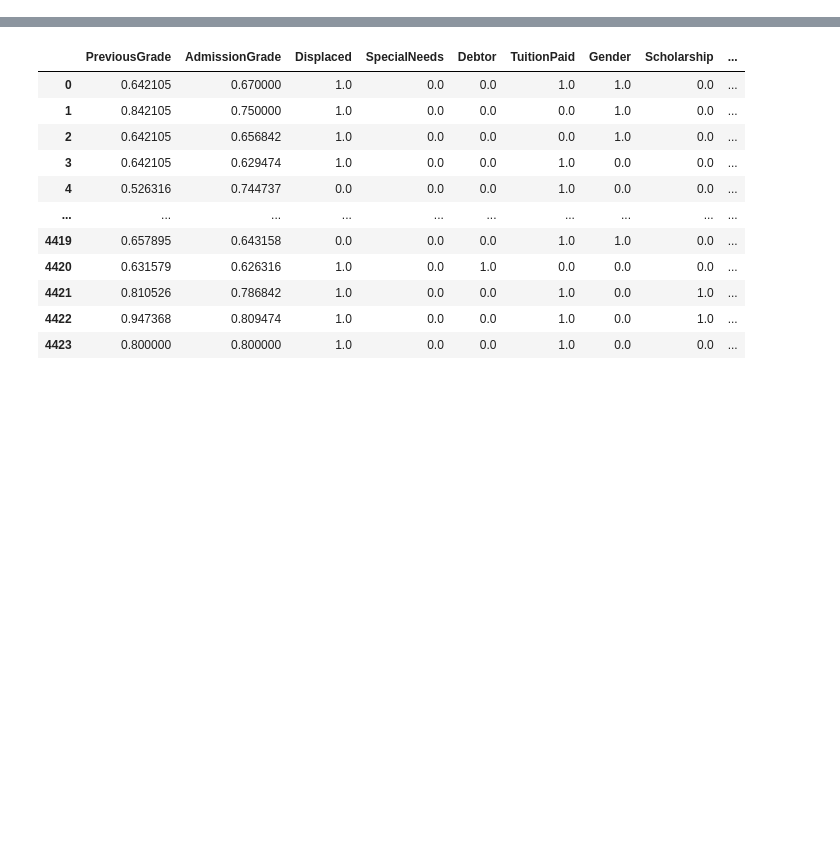
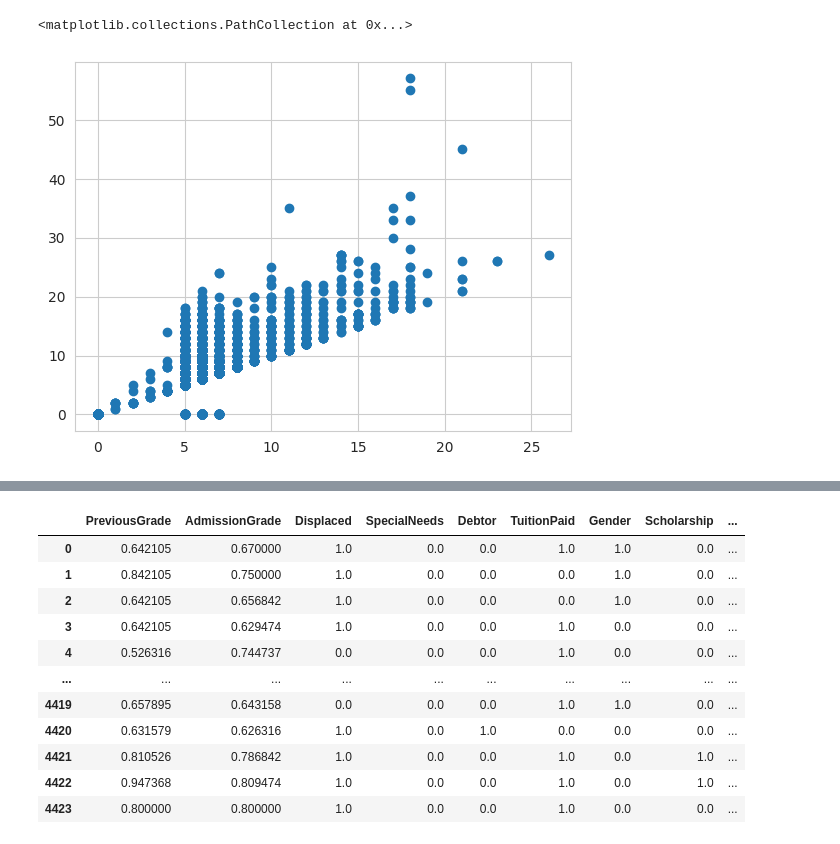
Before and after one commit to a-krawciw/groupyr, a Jupyter notebook: class_proj/student_g_lasso_notebook.ipynb, the cells around one changed output, grey strips where cells are left out. Cells and saved outputs as stored; diff of their text form; code cells hidden in the pictures; blank space fills up the shorter version.

```diff
--- a/class_proj/student_g_lasso_notebook.ipynb
+++ b/class_proj/student_g_lasso_notebook.ipynb
@@ -30,0 +105,5 @@ kid_data = pd.read_csv("data.csv", delimiter=";")
+# %%
+plt.scatter(kid_data['Curricular units 1st sem (enrolled)'], kid_data['Curricular units 1st sem (evaluations)'] + kid_data['Curricular units 1st sem (without evaluations)'])
+# %% [output]
+<matplotlib.collections.PathCollection at 0x...>
+[figure, added]
```
Also changed, not shown: parts of 23 cells of this notebook, 3 other files.
